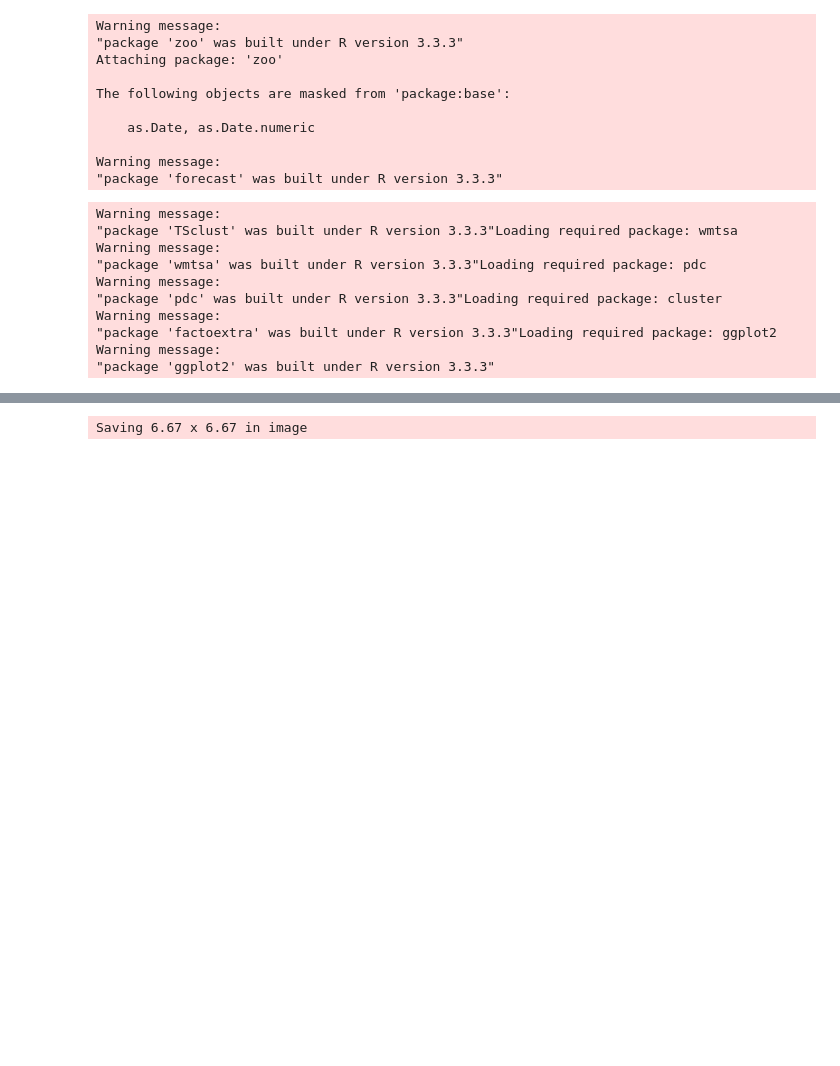
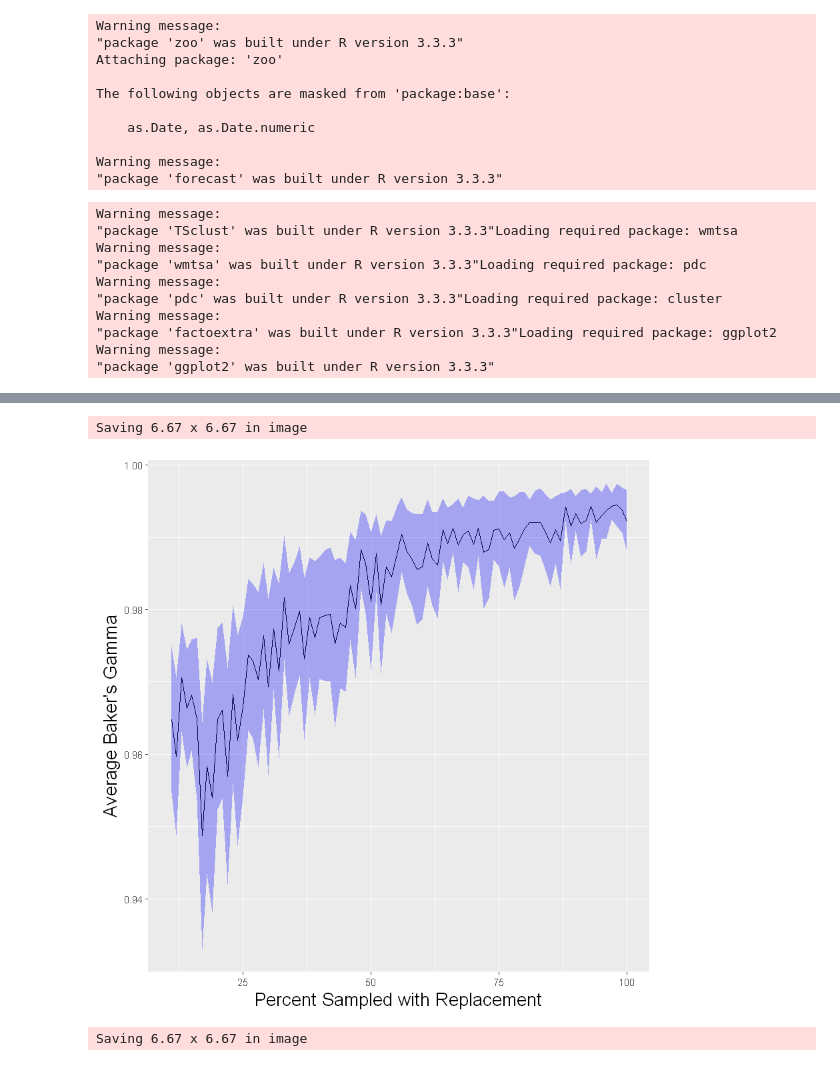
Before and after one commit to tj2huang/nyu-research, a Jupyter notebook: notebooks/bootstrap/generate-samples.ipynb, the cells around one changed output, grey strips where cells are left out. Drawn from its saved outputs; the diff is of its cells as text; code cells hidden in the pictures; blank space fills up the shorter version.

```diff
--- a/notebooks/bootstrap/generate-samples.ipynb
+++ b/notebooks/bootstrap/generate-samples.ipynb
@@ -169,3 +249,13 @@ for (i in 1:30){
+# %%
+# Baker correlation, Euclidean Dendrogram
+b.e <- data.frame(x=seq(from=11, to= 100, by=1), y=results.b.e)
+ymax= results.b.e + 1.96*sqrt(var.e)/sqrt(n)
+ymin = results.b.e - 1.96*sqrt(var.e)/sqrt(n)
+ggplot(b.e, aes(x=x, y=y)) + geom_line() +xlab('Percent Sampled with Replacement') +ylab("Average Baker's Gamma")+theme(axis.title=element_text(size=16)) + geom_ribbon(aes(ymin=ymin, ymax=ymax),  fill="blue", alpha="0.3")
+ggsave('c:/users/tom/documents/research/sensitivity/baker-euc.pdf')
+# %% [output]
+Saving 6.67 x 6.67 in image
+[figure, added]
 # %%
 write.table(results.b.p, 'c:/users/tom/documents/research/sensitivity/baker-phase.csv', sep=',')
 write.table(results.b.e, 'c:/users/tom/documents/research/sensitivity/baker-euc.csv', sep=',')
```
Also changed, not shown: parts of 8 cells of this notebook.
